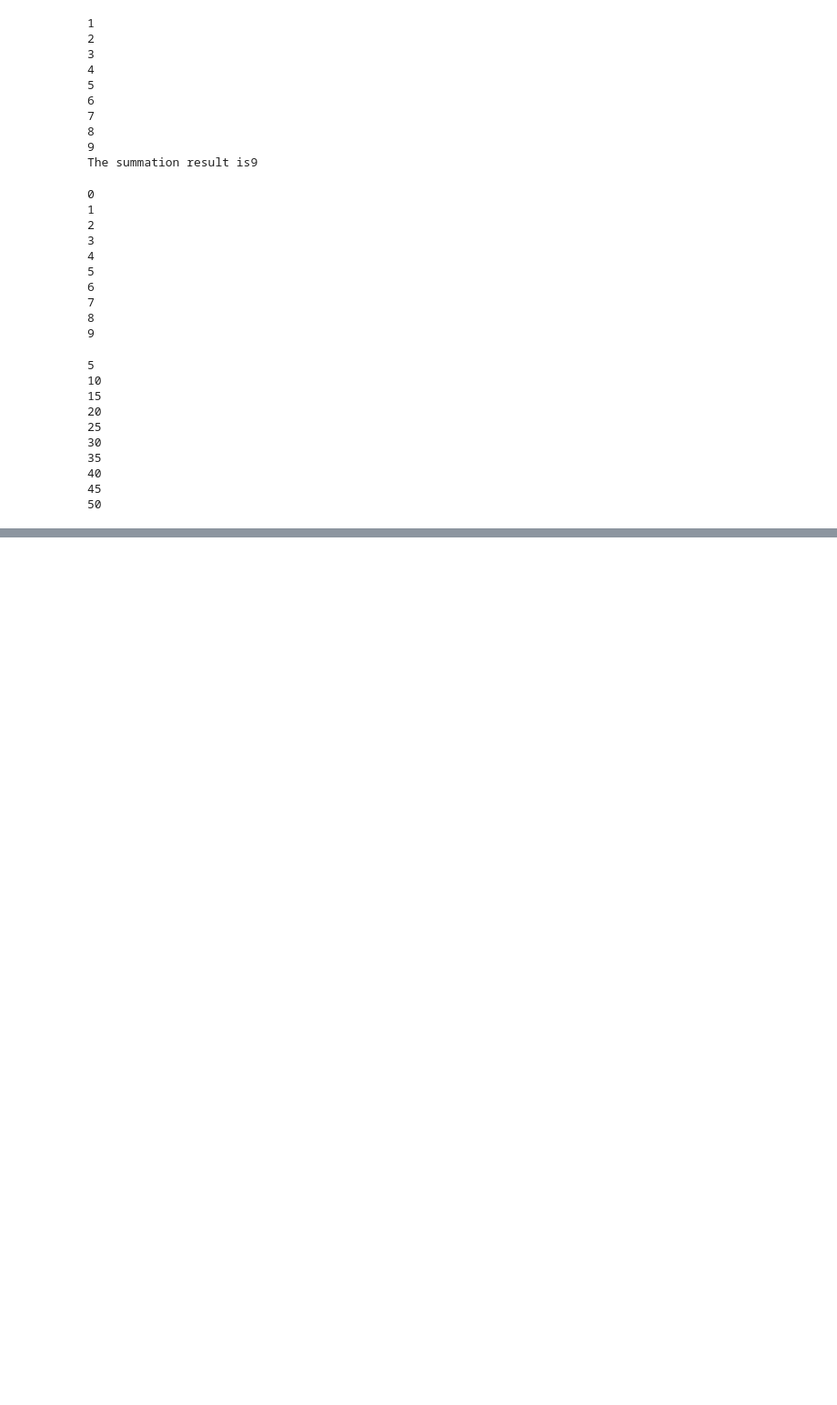
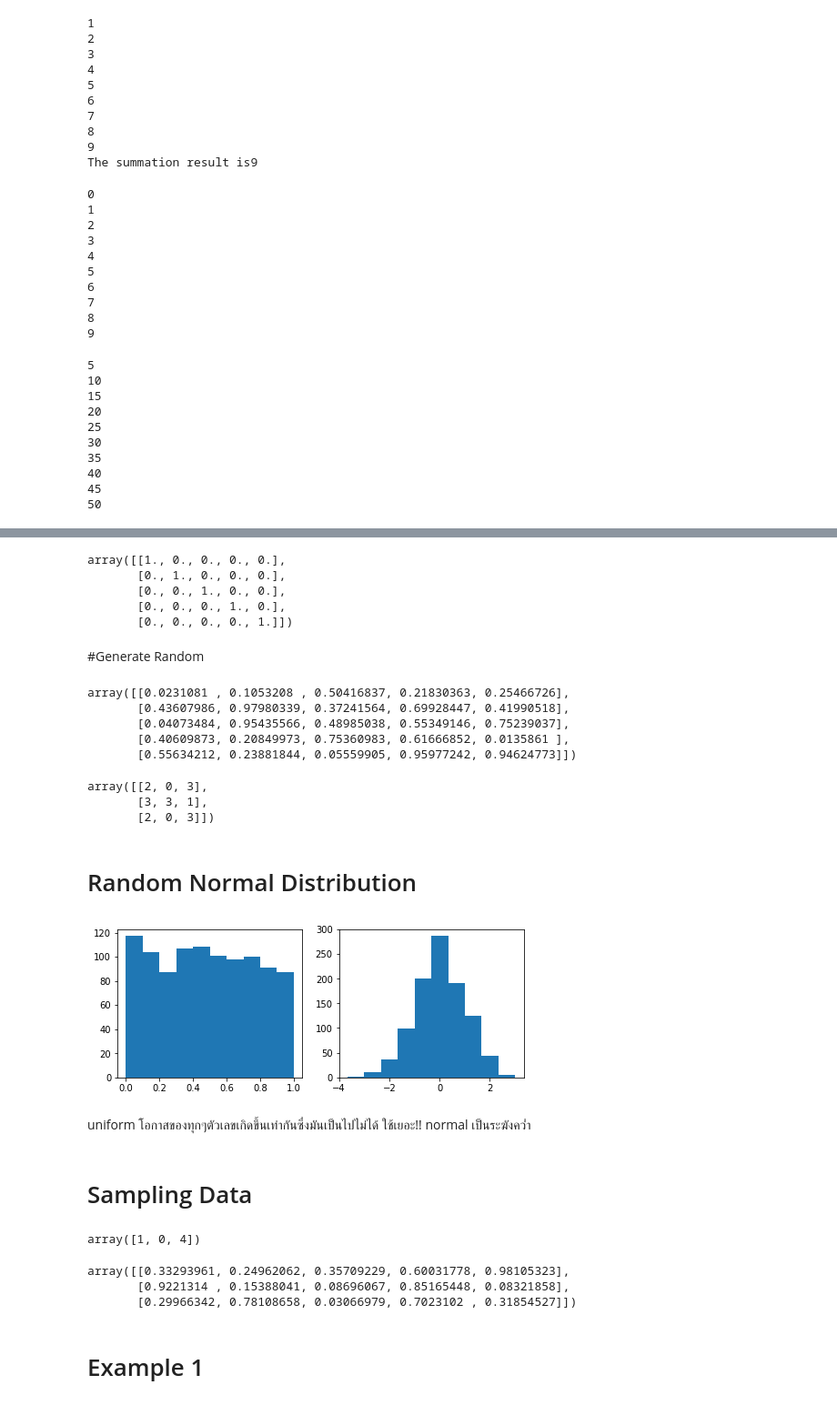
Before and after one commit to wimonrataom186/Datawarehouse, a Jupyter notebook: hello_world.ipynb, the cells around one changed output, grey strips where cells are left out. Shown at 91% size. Cells and saved outputs as stored; diff of their text form; code cells hidden in the pictures; blank space fills up the shorter version.

```diff
--- a/hello_world.ipynb
+++ b/hello_world.ipynb
@@ -116,0 +235,54 @@ for i in summation :
+# %%
+np.empty([5,5])
+# %% [output]
+array([[1., 0., 0., 0., 0.],
+       [0., 1., 0., 0., 0.],
+       [0., 0., 1., 0., 0.],
+       [0., 0., 0., 1., 0.],
+       [0., 0., 0., 0., 1.]])
+# %% [markdown]
+#Generate Random
+# %%
+np.random.rand(5,5)
+# %% [output]
+array([[0.0231081 , 0.1053208 , 0.50416837, 0.21830363, 0.25466726],
+       [0.43607986, 0.97980339, 0.37241564, 0.69928447, 0.41990518],
+       [0.04073484, 0.95435566, 0.48985038, 0.55349146, 0.75239037],
+       [0.40609873, 0.20849973, 0.75360983, 0.61666852, 0.0135861 ],
+       [0.55634212, 0.23881844, 0.05559905, 0.95977242, 0.94624773]])
+# %%
+np.random.randint(5,size=(3,3))
+# %% [output]
+array([[2, 0, 3],
+       [3, 3, 1],
+       [2, 0, 3]])
+# %% [markdown]
+# Random Normal Distribution
+# %%
+import matplotlib.pyplot as plt
+fig, axes =plt.subplots(1,2,figsize=(8,3))
+axes[0].hist(np.random.rand(1000))
+axes[1].hist(np.random.randn(1000))
+plt.show()
+# %% [output]
+[figure, added]
+# %% [markdown]
+uniform โอกาสของทุกๆตัวเลขเกิดขึ้นเท่ากันซึ่งมันเป็นไปไม่ได้ ใช้เยอะ!!
+normal เป็นระฆังคว่ำ
+# %% [markdown]
+# Sampling Data
+# %%
+np.random.choice(5,3,replace =False)
+# %% [output]
+array([1, 0, 4])
+# %%
+np_matrix =np.random.rand(5,5)
+idx_choose =np.random.choice(5,3,replace =False)
+np_matrix_choose = np_matrix[idx_choose,:]
+np_matrix_choose
+# %% [output]
+array([[0.33293961, 0.24962062, 0.35709229, 0.60031778, 0.98105323],
+       [0.9221314 , 0.15388041, 0.08696067, 0.85165448, 0.08321858],
+       [0.29966342, 0.78108658, 0.03066979, 0.7023102 , 0.31854527]])
+# %% [markdown]
+# Example 1
```
Also changed, not shown: parts of 49 cells of this notebook.
